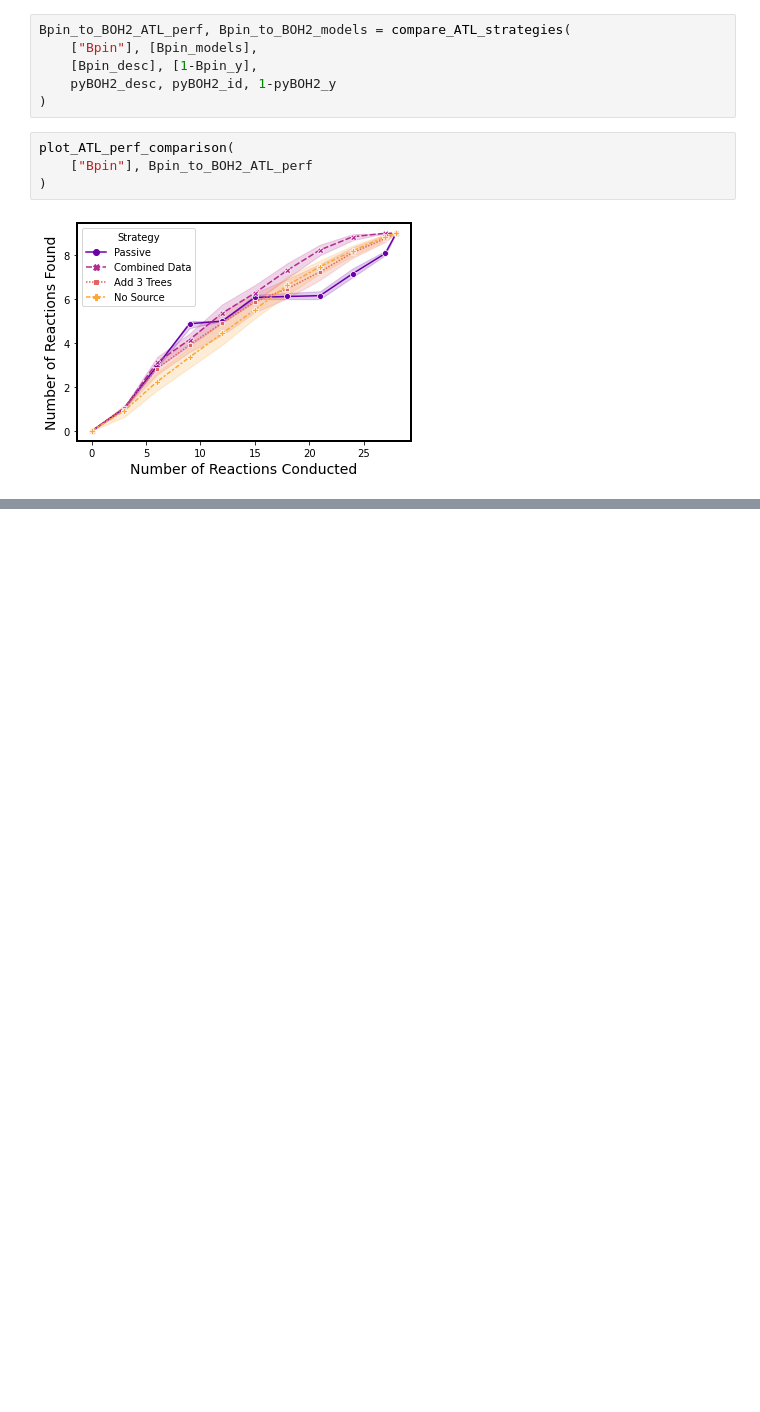
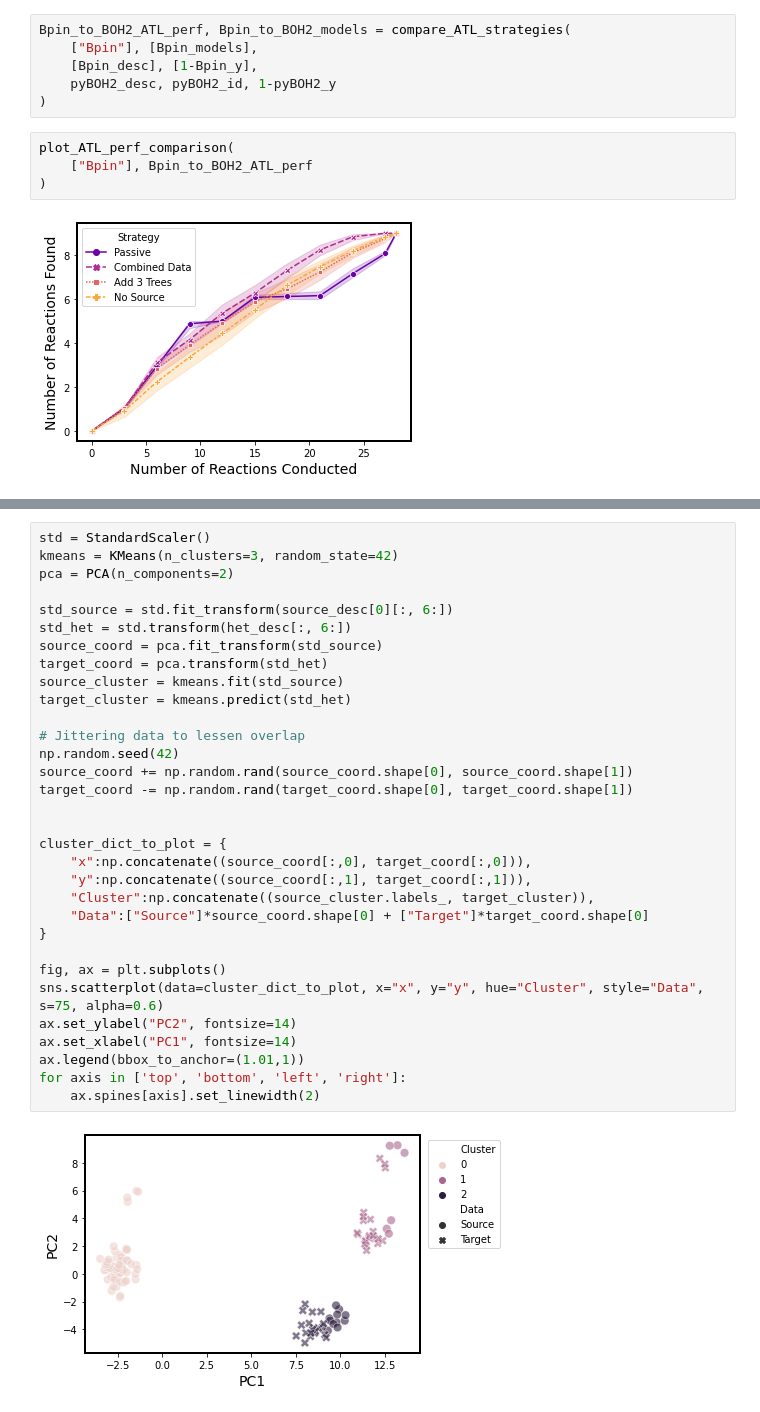
Before and after one commit to ZimmermanGroup/ActiveTransfer, a Jupyter notebook: ActiveTransfer.ipynb, the cells around one changed output, grey strips where cells are left out. Saved outputs shown, nothing was run; the diff lists cells and outputs as text; blank space fills up the shorter version.

```diff
--- a/ActiveTransfer.ipynb
+++ b/ActiveTransfer.ipynb
@@ -474,0 +506,34 @@ plot_ATL_perf_comparison(
+# %%
+std = StandardScaler()
+kmeans = KMeans(n_clusters=3, random_state=42)
+pca = PCA(n_components=2)
+
+std_source = std.fit_transform(source_desc[0][:, 6:])
+std_het = std.transform(het_desc[:, 6:])
+source_coord = pca.fit_transform(std_source)
+target_coord = pca.transform(std_het)
+source_cluster = kmeans.fit(std_source)
+target_cluster = kmeans.predict(std_het)
+
+# Jittering data to lessen overlap
+np.random.seed(42)
+source_coord += np.random.rand(source_coord.shape[0], source_coord.shape[1])
+target_coord -= np.random.rand(target_coord.shape[0], target_coord.shape[1])
+
+
+cluster_dict_to_plot = {
+    "x":np.concatenate((source_coord[:,0], target_coord[:,0])),
+    "y":np.concatenate((source_coord[:,1], target_coord[:,1])),
+    "Cluster":np.concatenate((source_cluster.labels_, target_cluster)),
+    "Data":["Source"]*source_coord.shape[0] + ["Target"]*target_coord.shape[0]
+}
+
+fig, ax = plt.subplots()
+sns.scatterplot(data=cluster_dict_to_plot, x="x", y="y", hue="Cluster", style="Data", s=75, alpha=0.6)
+ax.set_ylabel("PC2", fontsize=14)
+ax.set_xlabel("PC1", fontsize=14)
+ax.legend(bbox_to_anchor=(1.01,1))
+for axis in ['top', 'bottom', 'left', 'right']:
+	ax.spines[axis].set_linewidth(2)
+# %% [output]
+[figure, added]
```
Also changed, not shown: parts of 12 cells of this notebook.
